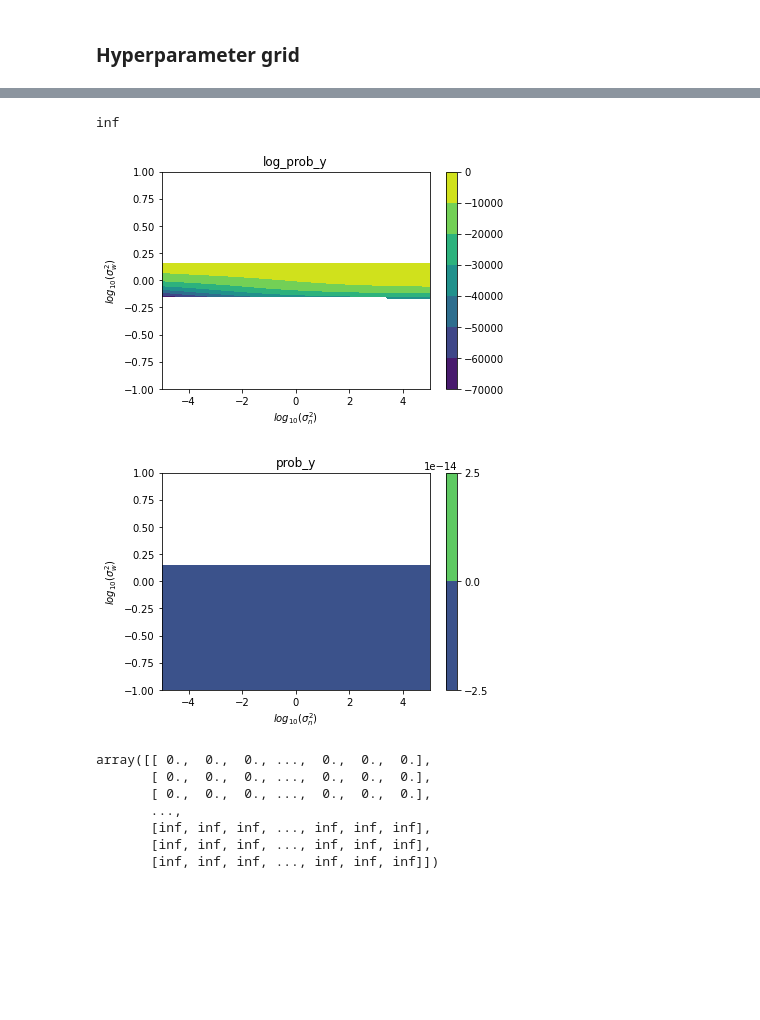
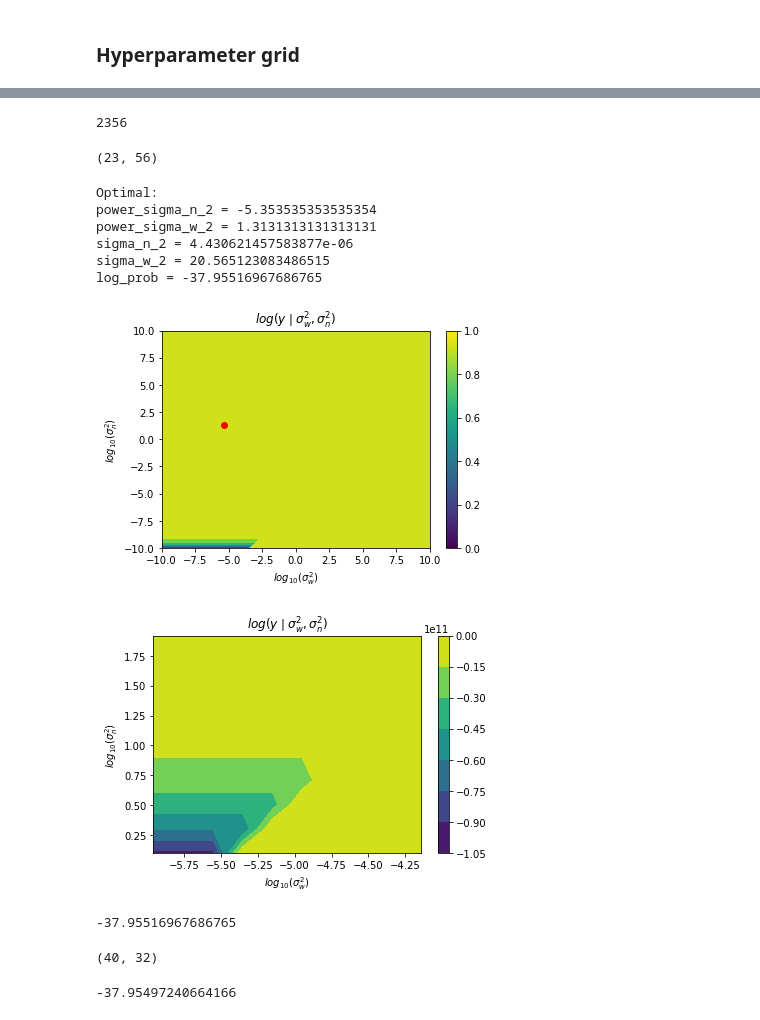
Before and after one commit to jihoonkim888/CM50268-Hamiltonian-Monte-Carlo, a Jupyter notebook: task2.ipynb, the cells around one changed output, grey strips where cells are left out. Drawn from its saved outputs; the diff is of its cells as text; code cells hidden in the pictures; blank space fills up the shorter version.

```diff
--- a/task2.ipynb
+++ b/task2.ipynb
@@ -87,10 +93,10 @@ def compute_log_marginal(X, y, sigma_n_2, sigma_w_2):
 # %%
 ### USING ZERO-MEAN GAUSSIAN CONCEPT
 
-def compute_log_marginal(X, y, sigma_n_2, sigma_w_2):
+def compute_log_marginal(X, y, sigma_n_2, sigma_w_2): # p(y|sigma_n_2, sigma_w_2)
     N = X.shape[0]
     cov = sigma_n_2*np.eye(N) + sigma_w_2*X@X.T
-    return stats.multivariate_normal.logpdf(X, mean=None, cov=cov, allow_singular=True)
+    return stats.multivariate_normal.logpdf(y, mean=None, cov=cov, allow_singular=True)
 
 compute_log_marginal(X_train, y_train, 0.01, 0.01)
 # %% [output]
@@ -98,8 +104,8 @@ ValueError: operands could not be broadcast together with shapes (384,8) (384,)
 # %% [markdown]
 ### Hyperparameter grid
 # %%
-sigma_n_2_power_grid = np.linspace(-5, 5, 100)
-sigma_w_2_power_grid = np.linspace(-1, 1, 100)
+sigma_n_2_power_grid = np.linspace(-10, 10, 100)
+sigma_w_2_power_grid = np.linspace(-10, 10, 100)
 
 log_prob_list = []
 
@@ -133,41 +119,55 @@ array([-17396.78470472, -17201.66097173, -17008.86885049, -16818.18407026,
-# %%
-log_prob_list.max()
-# %% [output]
-inf
+# %%
+np.argmax(log_prob_list)
+# %% [output]
+2356
+# %%
+i_max = np.unravel_index(np.argmax(log_prob_list), log_prob_list.shape)
+print(i_max)
+# %% [output]
+(23, 56)
+# %%
+power_sigma_n_2_opt = sigma_n_2_power_grid[i_max[0]]
+power_sigma_w_2_opt = sigma_w_2_power_grid[i_max[1]]
+# %%
+print("Optimal: \npower_sigma_n_2 = {} \npower_sigma_w_2 = {} \nsigma_n_2 = {} \nsigma_w_2 = {} \nlog_prob = {}"\
+      .format(power_sigma_n_2_opt, power_sigma_w_2_opt,\
+              10**power_sigma_n_2_opt, 10**power_sigma_w_2_opt,\
+              log_prob_list[i_max]))
+# %% [output]
+Optimal:
+power_sigma_n_2 = -5.353535353535354
+power_sigma_w_2 = 1.3131313131313131
+sigma_n_2 = 4.430621457583877e-06
+sigma_w_2 = 20.565123083486515
+log_prob = -37.95516967686765
 # %%
 plt.contourf(sigma_n_2_power_grid, sigma_w_2_power_grid, log_prob_list) #[X, Y], Z
-plt.title("log_prob_y")
-plt.xlabel(r"$log_{10} (\sigma_n^2)$")
-plt.ylabel(r"$log_{10} (\sigma_w^2)$")
+plt.scatter(power_sigma_n_2_opt, power_sigma_w_2_opt, color='red')
+plt.title(r"$log (y \mid \sigma_w^2, \sigma_n^2)$")
+plt.xlabel(r"$log_{10} (\sigma_w^2)$")
+plt.ylabel(r"$log_{10} (\sigma_n^2)$")
 plt.colorbar()
 plt.show()
 
 # plt.contourf(alph_power_grid, r_power_grid, prob_y) #[X, Y], Z
 # plt.title("prob_y")
 # plt.xlabel(r"$log_{10} (\alpha)$")
 # plt.ylabel(r"$log_{10} (r)$")
 # plt.colorbar()
 # plt.show()
 # %% [output]
-[figure, old version]
+[figure, new version]
 # %%
-prob_list = np.exp(log_prob_list)
 
-plt.contourf(sigma_n_2_power_grid, sigma_w_2_power_grid, prob_list) #[X, Y], Z
-plt.title("prob_y")
-plt.xlabel(r"$log_{10} (\sigma_n^2)$")
-plt.ylabel(r"$log_{10} (\sigma_w^2)$")
+plt.contourf(sigma_n_2_power_grid[20:30], sigma_w_2_power_grid[50:60], log_prob_list[20:30, 50:60]) #[X, Y], Z
+plt.title(r"$log (y \mid \sigma_w^2, \sigma_n^2)$")
+plt.xlabel(r"$log_{10} (\sigma_w^2)$")
+plt.ylabel(r"$log_{10} (\sigma_n^2)$")
 plt.colorbar()
 plt.show()
 # %% [output]
-[figure, old version]
+[figure, new version]
-# %%
-prob_list
-# %% [output]
-array([[ 0.,  0.,  0., ...,  0.,  0.,  0.],
-       [ 0.,  0.,  0., ...,  0.,  0.,  0.],
-       [ 0.,  0.,  0., ...,  0.,  0.,  0.],
-       ...,
-       [inf, inf, inf, ..., inf, inf, inf],
-       [inf, inf, inf, ..., inf, inf, inf],
-       [inf, inf, inf, ..., inf, inf, inf]])
+# %%
+np.max(log_prob_list[20:30, 50:60])
+# %% [output]
+-37.95516967686765
@@ -173,0 +187,9 @@ array([[ 0.,  0.,  0., ...,  0.,  0.,  0.],
+# %%
+i_max_mag = np.unravel_index(np.argmax(log_prob_list_mag), log_prob_list_mag.shape)
+print(i_max_mag)
+# %% [output]
+(40, 32)
+# %%
+log_prob_list_mag[i_max_mag]
+# %% [output]
+-37.95497240664166
```
Also changed, not shown: parts of 25 cells of this notebook.
